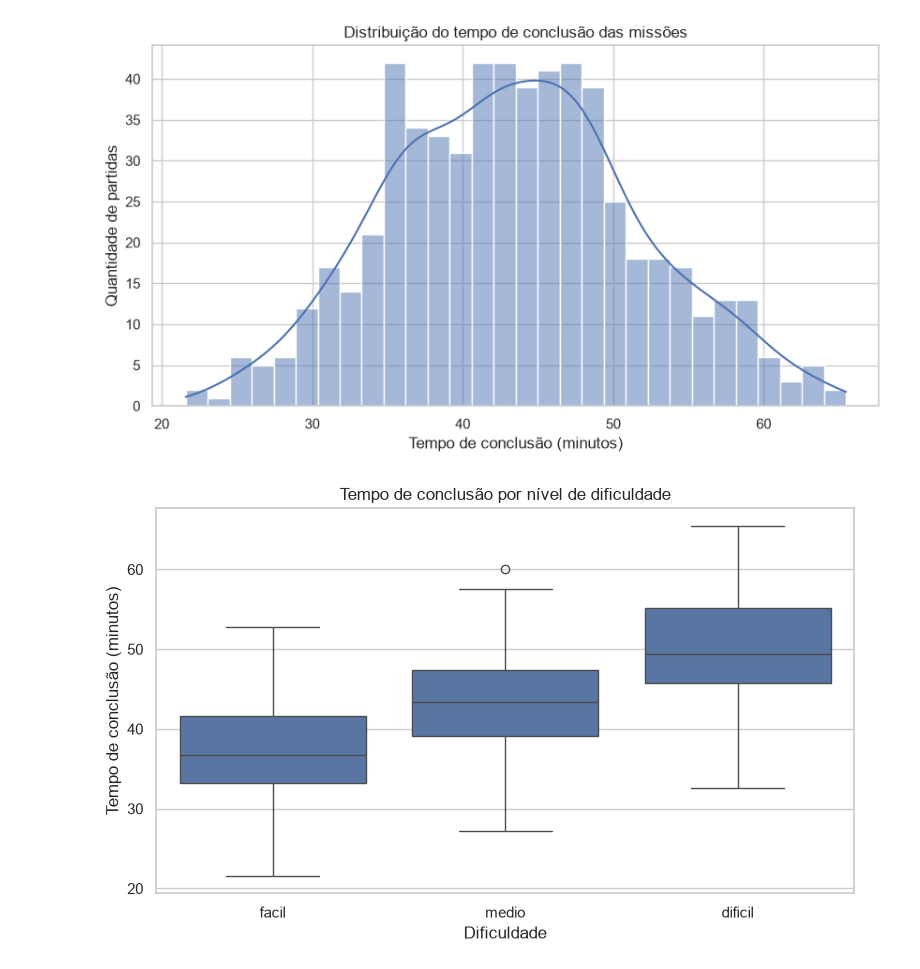
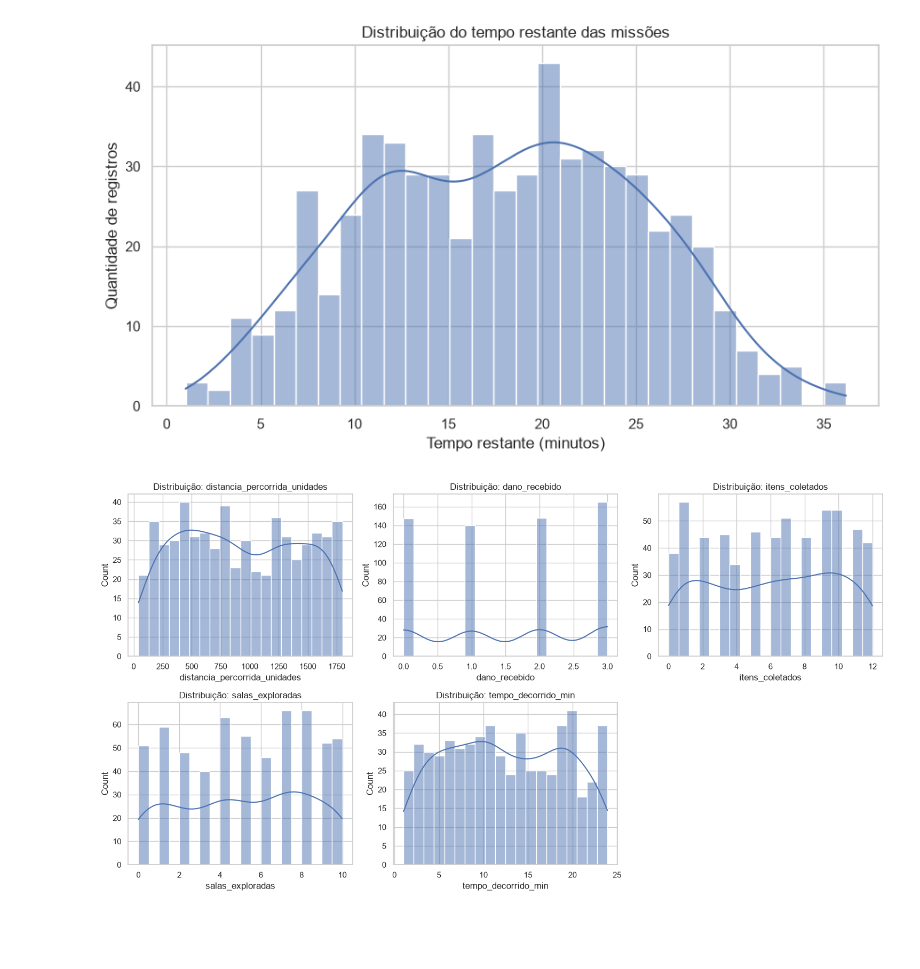
Before and after one commit to mandsmelo/MLCB_Campos-Zone, a Jupyter notebook: notebooks/analise_exploratoria.ipynb, the cells around one changed output. Saved outputs shown, nothing was run; the diff lists cells and outputs as text; code cells hidden in the pictures; blank space fills up the shorter version.

Commit message:
Add files via upload
Projeto atualizado

```diff
--- a/notebooks/analise_exploratoria.ipynb
+++ b/notebooks/analise_exploratoria.ipynb
@@ -1,10 +1,11 @@
 # %%
+
 import pandas as pd
 import matplotlib.pyplot as plt
 import seaborn as sns
 from pathlib import Path
 
-# Localizar o arquivo CSV
+# Localizar o CSV atualizado
 caminho = Path("../regressao/dados/partidas_simuladas.csv")
 
 if not caminho.exists():
@@ -13,12 +14,25 @@ if not caminho.exists():
 # Carregar os dados
 df = pd.read_csv(caminho)
 
-# Configuração dos gráficos
 sns.set_theme(style="whitegrid")
+
+# Variáveis utilizadas na regressão atual
+features = [
+    "distancia_percorrida_unidades",
+    "dano_recebido",
+    "itens_coletados",
+    "salas_exploradas",
+    "tempo_decorrido_min"
+]
+
+alvo = "tempo_restante_min"
 
 print("DADOS CARREGADOS COM SUCESSO!")
 print("Quantidade de registros:", len(df))
 print("Quantidade de colunas:", len(df.columns))
+print("\nVariáveis explicativas:")
+print(features)
+print("\nVariável-alvo:", alvo)
 
 display(df.head())
 # %% [output]
@@ -90,32 +107,31 @@ plt.figure(figsize=(10, 5))
 
 sns.histplot(
     data=df,
-    x="tempo_conclusao_min",
+    x="tempo_restante_min",
     bins=30,
     kde=True
 )
 
-plt.title("Distribuição do tempo de conclusão das missões")
-plt.xlabel("Tempo de conclusão (minutos)")
-plt.ylabel("Quantidade de partidas")
+plt.title("Distribuição do tempo restante das missões")
+plt.xlabel("Tempo restante (minutos)")
+plt.ylabel("Quantidade de registros")
 
 plt.show()
 # %% [output]
-[figure, old version]
+[figure, new version]
 # %%
-plt.figure(figsize=(9, 5))
+fig, axes = plt.subplots(2, 3, figsize=(15, 8))
+axes = axes.flatten()
 
-sns.boxplot(
-    data=df,
-    x="dificuldade",
-    y="tempo_conclusao_min"
-)
+for i, coluna in enumerate(features):
+    sns.histplot(data=df, x=coluna, bins=20, kde=True, ax=axes[i])
+    axes[i].set_title(f"Distribuição: {coluna}")
+    axes[i].set_xlabel(coluna)
 
-plt.title("Tempo de conclusão por nível de dificuldade")
-plt.xlabel("Dificuldade")
-plt.ylabel("Tempo de conclusão (minutos)")
+axes[-1].set_visible(False)
 
+plt.tight_layout()
 plt.show()
 # %% [output]
-[figure, old version]
+[figure, new version]
 # %%
```
Also changed, not shown: parts of 11 cells of this notebook, 32 other files.
